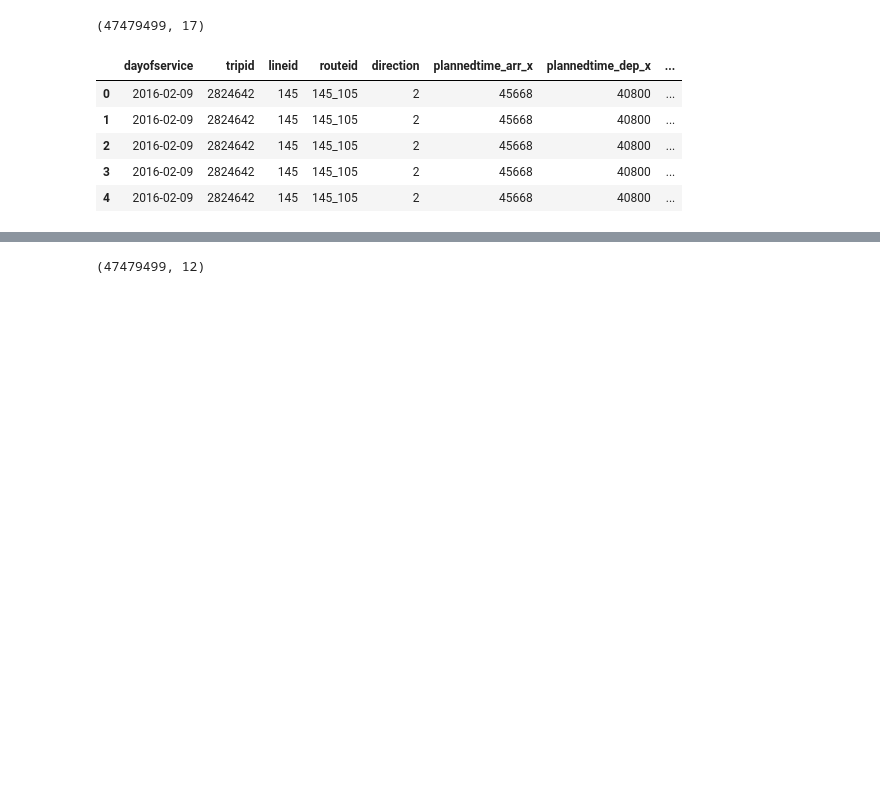
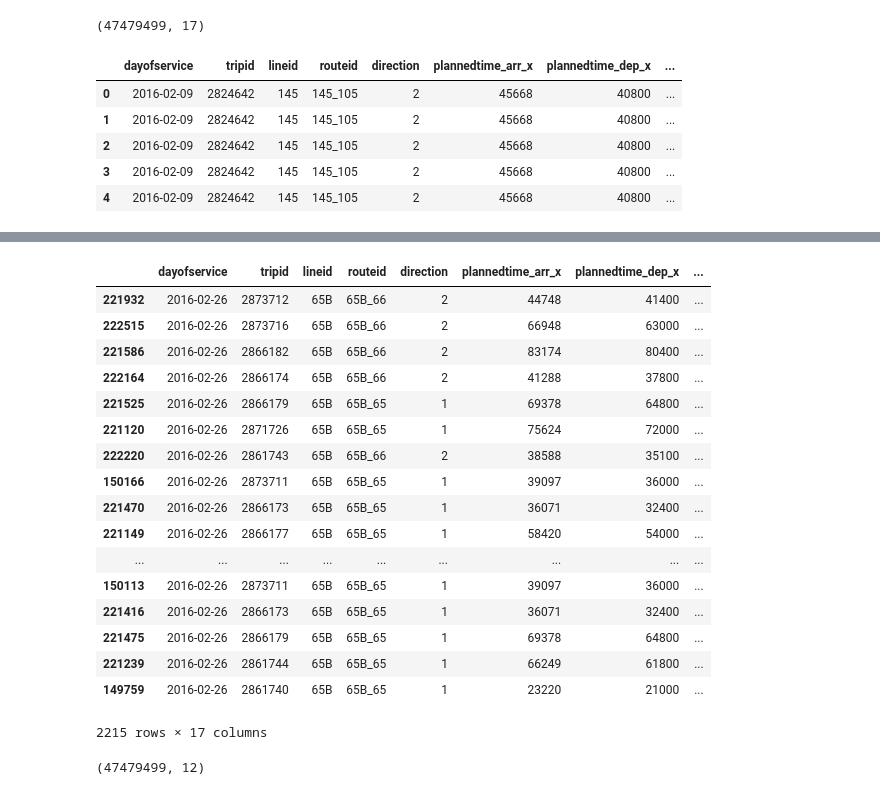
Before and after one commit to Ematrix163/Dublin_Bus_Project, a Jupyter notebook: data_analytics/data_train/Make_Train_Table2016.ipynb, the cells around one changed output, grey strips where cells are left out. Drawn from its saved outputs; the diff is of its cells as text; code cells hidden in the pictures; blank space fills up the shorter version.

```diff
--- a/data_analytics/data_train/Make_Train_Table2016.ipynb
+++ b/data_analytics/data_train/Make_Train_Table2016.ipynb
@@ -81,3 +123,24 @@ merge_table.head(5)
+# %%
+merge_table.loc[(merge_table['lineid']=='65B') & (merge_table['dayofservice']=='2016-02-26')].sort_values(by='progrnumber')
+# %% [output]
+|  | dayofservice | tripid | lineid | routeid | direction | plannedtime_arr_x | plannedtime_dep_x | ... |
+| 221932 | 2016-02-26 | 2873712 | 65B | 65B_66 | 2 | 44748 | 41400 | ... |
+| 222515 | 2016-02-26 | 2873716 | 65B | 65B_66 | 2 | 66948 | 63000 | ... |
+| 221586 | 2016-02-26 | 2866182 | 65B | 65B_66 | 2 | 83174 | 80400 | ... |
+| 222164 | 2016-02-26 | 2866174 | 65B | 65B_66 | 2 | 41288 | 37800 | ... |
+| 221525 | 2016-02-26 | 2866179 | 65B | 65B_65 | 1 | 69378 | 64800 | ... |
+| 221120 | 2016-02-26 | 2871726 | 65B | 65B_65 | 1 | 75624 | 72000 | ... |
+| 222220 | 2016-02-26 | 2861743 | 65B | 65B_66 | 2 | 38588 | 35100 | ... |
+| 150166 | 2016-02-26 | 2873711 | 65B | 65B_65 | 1 | 39097 | 36000 | ... |
+| 221470 | 2016-02-26 | 2866173 | 65B | 65B_65 | 1 | 36071 | 32400 | ... |
+| 221149 | 2016-02-26 | 2866177 | 65B | 65B_65 | 1 | 58420 | 54000 | ... |
+| ... | ... | ... | ... | ... | ... | ... | ... | ... |
+| 150113 | 2016-02-26 | 2873711 | 65B | 65B_65 | 1 | 39097 | 36000 | ... |
+| 221416 | 2016-02-26 | 2866173 | 65B | 65B_65 | 1 | 36071 | 32400 | ... |
+| 221475 | 2016-02-26 | 2866179 | 65B | 65B_65 | 1 | 69378 | 64800 | ... |
+| 221239 | 2016-02-26 | 2861744 | 65B | 65B_65 | 1 | 66249 | 61800 | ... |
+| 149759 | 2016-02-26 | 2861740 | 65B | 65B_65 | 1 | 23220 | 21000 | ... |
+2215 rows × 17 columns
 # %%
 output = merge_table[['dayofservice','tripid','lineid','routeid','direction','progrnumber','stoppointid','plannedtime_arr_y','plannedtime_dep_y','actualtime_arr_y','actualtime_dep_y','suppressed_y']]
 # %%
```
Also changed, not shown: parts of 6 cells of this notebook, 8 other files.
